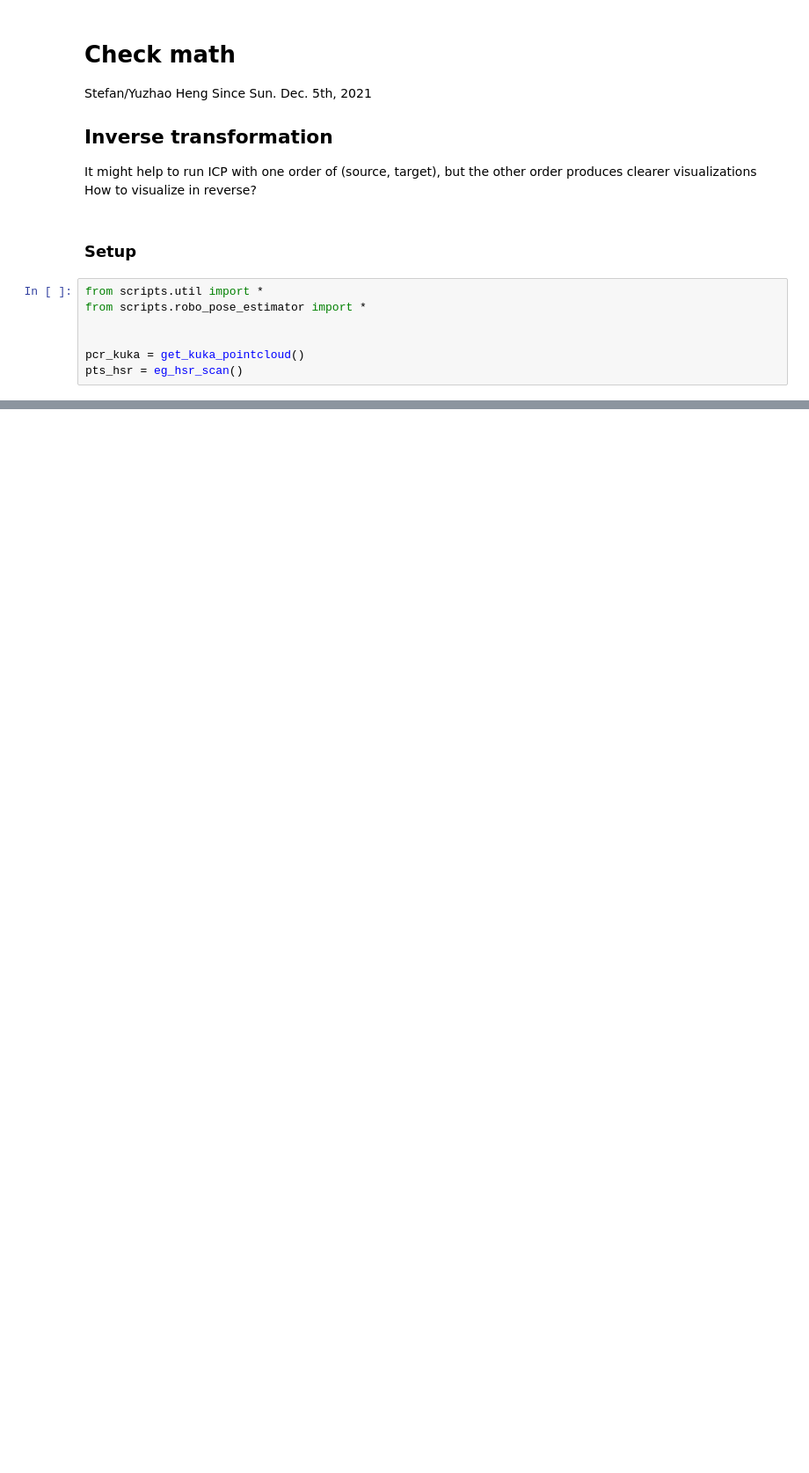
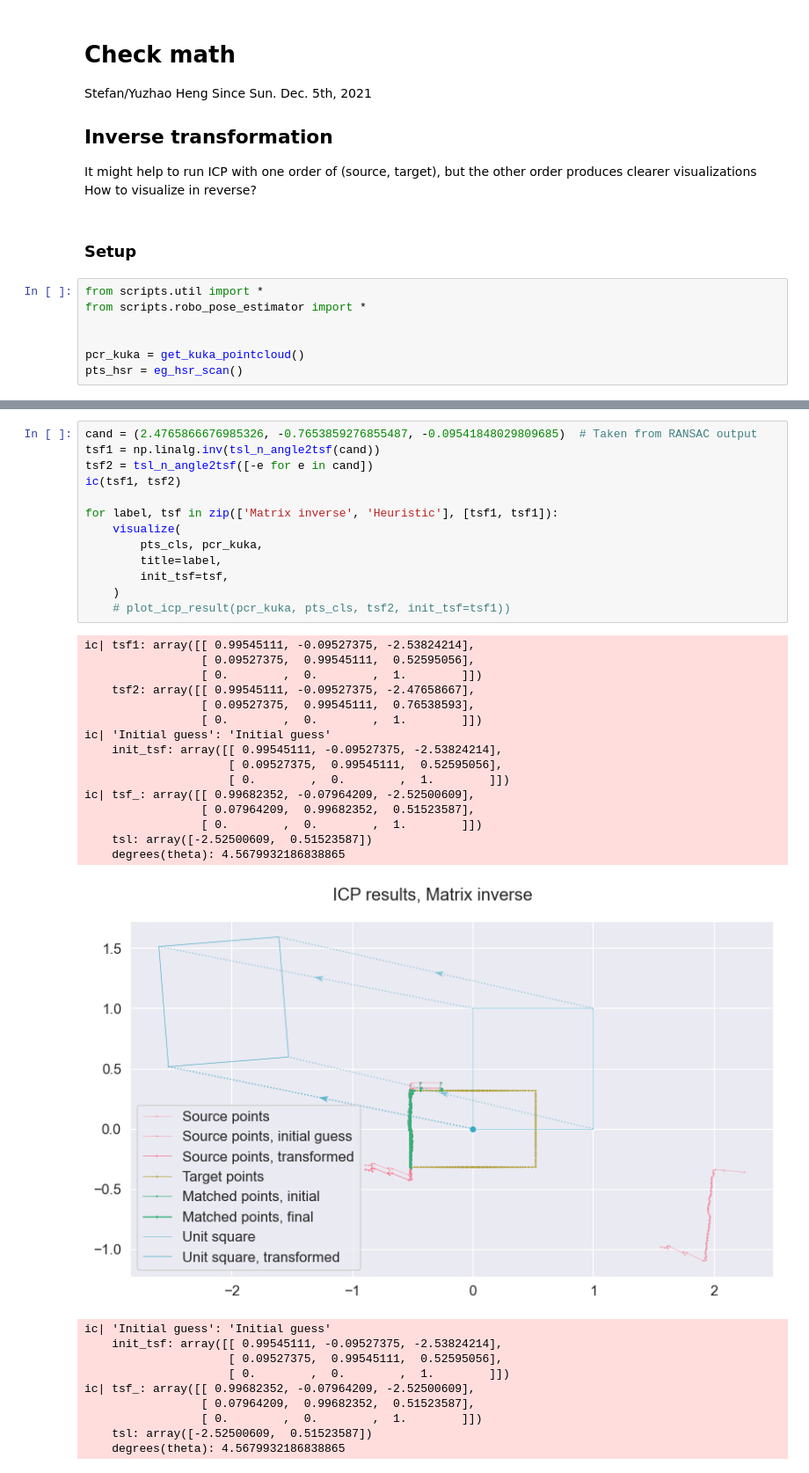
Before and after one commit to StefanHeng/Multi-robot-Pose-Estimation, a Jupyter notebook: scripts/explore_package/check_math.ipynb, the cells around one changed output, grey strips where cells are left out. Shown at 88% size. Saved outputs shown, nothing was run; the diff lists cells and outputs as text; blank space fills up the shorter version.

Commit message:
New: try ICP on top of RANSAC initialization

```diff
--- a/scripts/explore_package/check_math.ipynb
+++ b/scripts/explore_package/check_math.ipynb
@@ -51,0 +50,39 @@ ic| tsf_: array([[ 0.99738895,  0.07221688,  2.48184991],
+# %%
+cand = (2.4765866676985326, -0.7653859276855487, -0.09541848029809685)  # Taken from RANSAC output
+tsf1 = np.linalg.inv(tsl_n_angle2tsf(cand))
+tsf2 = tsl_n_angle2tsf([-e for e in cand])
+ic(tsf1, tsf2)
+
+for label, tsf in zip(['Matrix inverse', 'Heuristic'], [tsf1, tsf1]):
+    visualize(
+        pts_cls, pcr_kuka,
+        title=label,
+        init_tsf=tsf,
+    )
+    # plot_icp_result(pcr_kuka, pts_cls, tsf2, init_tsf=tsf1))
+# %% [output]
+ic| tsf1: array([[ 0.99545111, -0.09527375, -2.53824214],
+                 [ 0.09527375,  0.99545111,  0.52595056],
+                 [ 0.        ,  0.        ,  1.        ]])
+    tsf2: array([[ 0.99545111, -0.09527375, -2.47658667],
+                 [ 0.09527375,  0.99545111,  0.76538593],
+                 [ 0.        ,  0.        ,  1.        ]])
+ic| 'Initial guess': 'Initial guess'
+    init_tsf: array([[ 0.99545111, -0.09527375, -2.53824214],
+                     [ 0.09527375,  0.99545111,  0.52595056],
+                     [ 0.        ,  0.        ,  1.        ]])
+ic| tsf_: array([[ 0.99682352, -0.07964209, -2.52500609],
+                 [ 0.07964209,  0.99682352,  0.51523587],
+                 [ 0.        ,  0.        ,  1.        ]])
+    tsl: array([-2.52500609,  0.51523587])
+    degrees(theta): 4.5679932186838865
+[figure, added]
+ic| 'Initial guess': 'Initial guess'
+    init_tsf: array([[ 0.99545111, -0.09527375, -2.53824214],
+                     [ 0.09527375,  0.99545111,  0.52595056],
+                     [ 0.        ,  0.        ,  1.        ]])
+ic| tsf_: array([[ 0.99682352, -0.07964209, -2.52500609],
+                 [ 0.07964209,  0.99682352,  0.51523587],
+                 [ 0.        ,  0.        ,  1.        ]])
+    tsl: array([-2.52500609,  0.51523587])
+    degrees(theta): 4.5679932186838865
```
Also changed, not shown: parts of 5 cells of this notebook, 4 other files.
